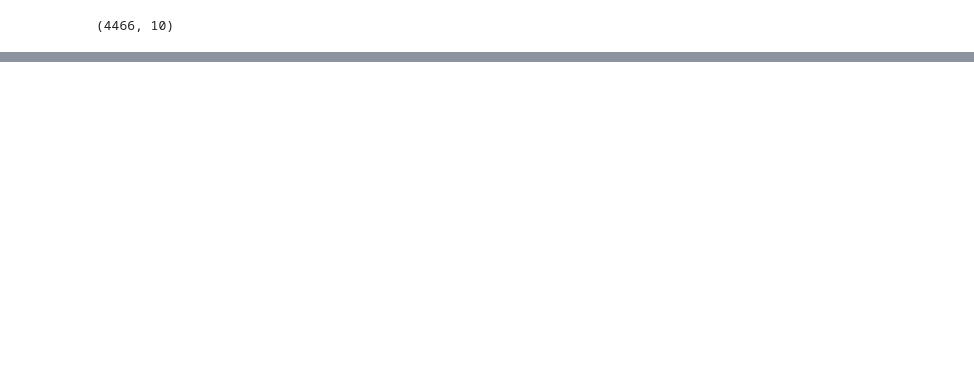
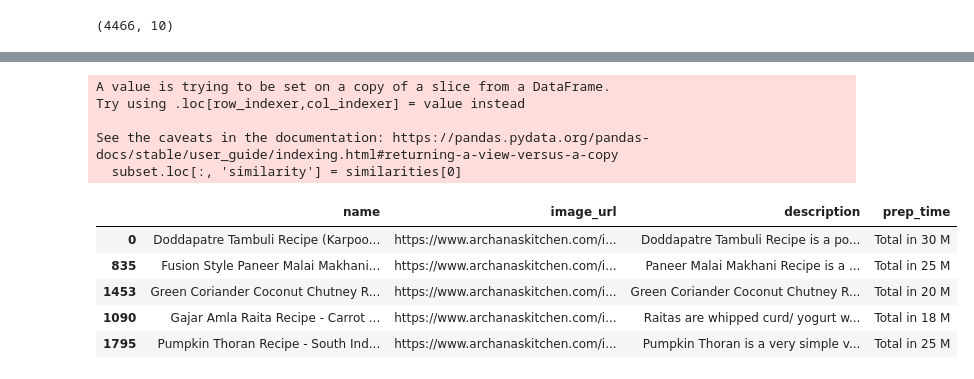
Before and after one commit to Tushar-Padole/Recipe_making_recommender, a Jupyter notebook: #3-Recipe_m(k-means).ipynb, the cells around one changed output, grey strips where cells are left out. Drawn from its saved outputs; the diff is of its cells as text; code cells hidden in the pictures; blank space fills up the shorter version.

```diff
--- a/#3-Recipe_m(k-means).ipynb
+++ b/#3-Recipe_m(k-means).ipynb
@@ -112,0 +169,3 @@ df.head(2)
+# %%
+scaler = StandardScaler(with_mean=False)  # With sparse matrices, set `with_mean=False`
+features_scaled = scaler.fit_transform(features)
@@ -112,0 +201,3 @@ df.head(2)
+# %%
+model = KMeans(n_clusters=10, random_state=42)  # Adjust the number of clusters
+model.fit(features_scaled)
@@ -112,0 +210,2 @@ df.head(2)
+# %%
+df_of_OHE['cluster'] = model.labels_
@@ -112,0 +238,22 @@ df.head(2)
+# %%
+def recommend_recipe_2(cuisine, course, diet, prep_time, input_ingredients):
+    # Filter based on cuisine, course, diet (if needed)
+    subset = df_of_OHE[(df_of_OHE['cuisine_' + cuisine] == 1) &
+                      (df_of_OHE['course_' + course] == 1) &
+                      (df_of_OHE['diet_' + diet] == 1) &
+                      (df_of_OHE['clean_prep_time'] <= prep_time)]
+
+    # Transform input ingredients
+    input_ingredients = vectorizer.transform([input_ingredients])
+
+    # Calculate cosine similarity between input ingredients and subset of data
+    subset_matrix = ingredients_matrix[subset.index]
+    similarities = cosine_similarity(input_ingredients, subset_matrix)
+
+    # To avoid SettingWithCopyWarning, use .loc[]
+    subset.loc[:, 'similarity'] = similarities[0]
+
+    # Sort by highest similarity and recommend top N recipes
+    recommendations = subset.sort_values(by='similarity', ascending=False).head(5)
+
+    return recommendations[['name', 'image_url', 'description', 'prep_time']]
@@ -112,0 +276,14 @@ df.head(2)
+# %%
+recommend_recipe_2('indian', 'side dish', 'vegetarian', 30, 'indian borage, coconut')
+# %% [output]
+A value is trying to be set on a copy of a slice from a DataFrame.
+Try using .loc[row_indexer,col_indexer] = value instead
+
+See the caveats in the documentation: https://pandas.pydata.org/pandas-docs/stable/user_guide/indexing.html#returning-a-view-versus-a-copy
+  subset.loc[:, 'similarity'] = similarities[0]
+|  | name | image_url | description | prep_time |
+| 0 | Doddapatre Tambuli Recipe (Karpoo... | https://www.archanaskitchen.com/i... | Doddapatre Tambuli Recipe is a po... | Total in 30 M |
+| 835 | Fusion Style Paneer Malai Makhani... | https://www.archanaskitchen.com/i... | Paneer Malai Makhani Recipe is a ... | Total in 25 M |
+| 1453 | Green Coriander Coconut Chutney R... | https://www.archanaskitchen.com/i... | Green Coriander Coconut Chutney R... | Total in 20 M |
+| 1090 | Gajar Amla Raita Recipe - Carrot ... | https://www.archanaskitchen.com/i... | Raitas are whipped curd/ yogurt w... | Total in 18 M |
+| 1795 | Pumpkin Thoran Recipe - South Ind... | https://www.archanaskitchen.com/i... | Pumpkin Thoran is a very simple v... | Total in 25 M |
```
Also changed, not shown: parts of 44 cells of this notebook.
